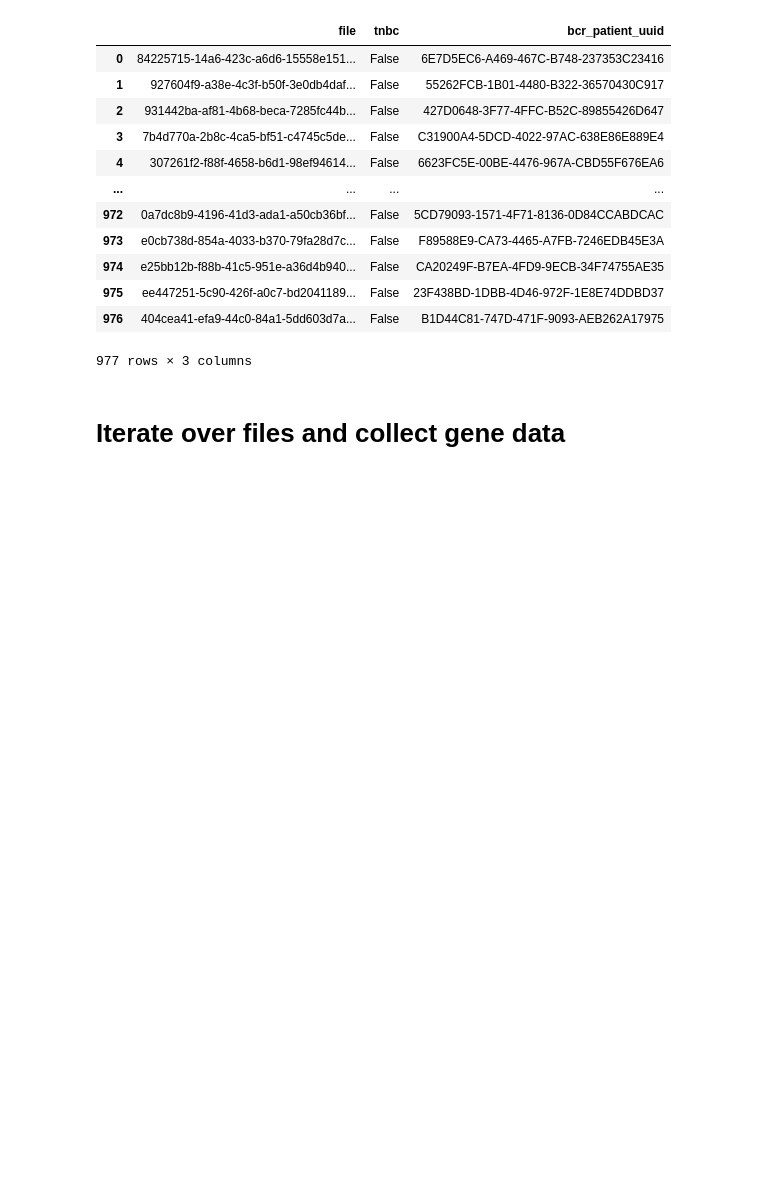
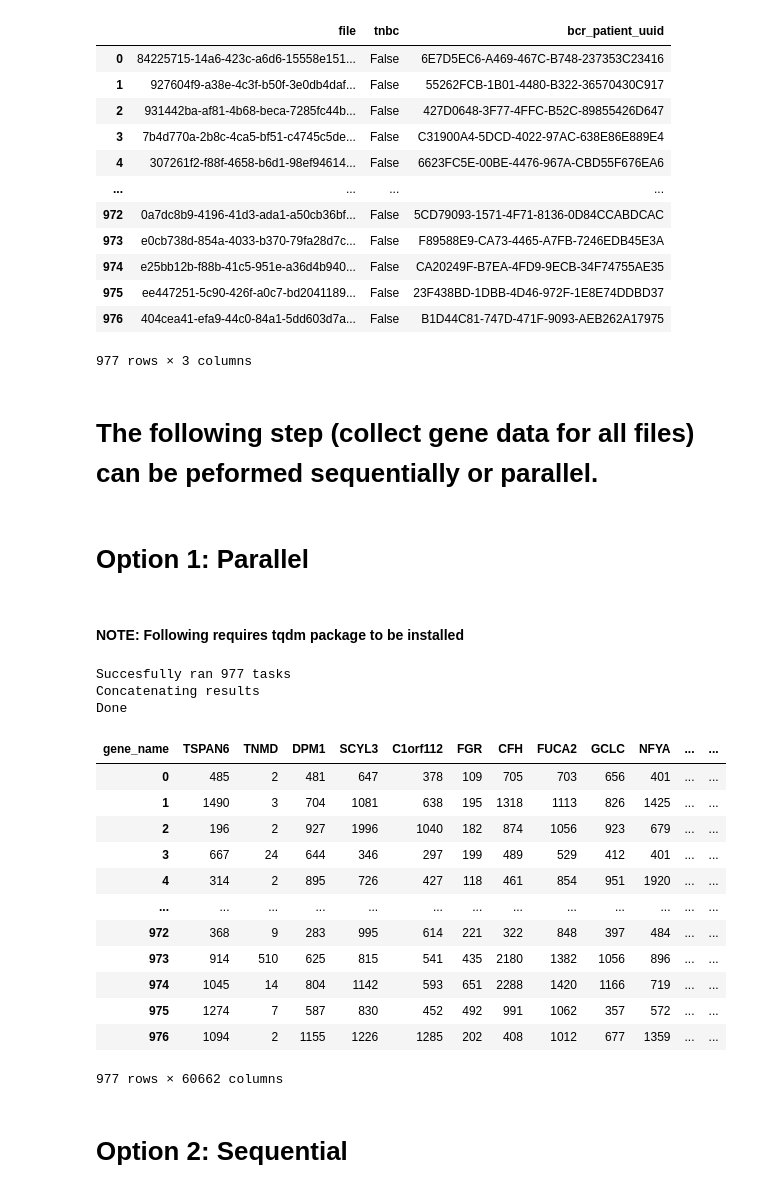
Before and after one commit to rhlt/tnbc, a Jupyter notebook: Features/FeaturesAutomated.ipynb, the cells around one changed output. Saved outputs shown, nothing was run; the diff lists cells and outputs as text; code cells hidden in the pictures; blank space fills up the shorter version.

```diff
--- a/Features/FeaturesAutomated.ipynb
+++ b/Features/FeaturesAutomated.ipynb
@@ -22,3 +22,7 @@ geneFiles
 | 975 | ee447251-5c90-426f-a0c7-bd2041189... | False | 23F438BD-1DBB-4D46-972F-1E8E74DDBD37 |
 | 976 | 404cea41-efa9-44c0-84a1-5dd603d7a... | False | B1D44C81-747D-471F-9093-AEB262A17975 |
 977 rows × 3 columns
+# %% [markdown]
+# The following step (collect gene data for all files) can be peformed sequentially or parallel.
+# %% [markdown]
+# Option 1: Parallel
@@ -25,5 +60,57 @@ geneFiles
+# %% [markdown]
+#### NOTE: Following requires tqdm package to be installed
+# %%
+from concurrent.futures import ThreadPoolExecutor, as_completed
+from tqdm import tqdm # Progress bar
+
+BATCH_SIZE = 100    # Increase/Decrease based on your memory
+MAX_WORKERS = 8     # Increase/Decrease based on your CPU I/O usage
+
+# dict is faster for multithreading than DataFrame
+gene_files_rows: dict = geneFiles.to_dict(orient="records")
+total_files: int = len(gene_files_rows)
+
+# Batch processing
+results: list[pd.DataFrame] = []
+for i in range(0, total_files, BATCH_SIZE):
+    rows_batch: dict = gene_files_rows[i:i + BATCH_SIZE]
+
+    with ThreadPoolExecutor(MAX_WORKERS) as executor:
+        futures = [executor.submit(process_file, row) for row in rows_batch]
+
+        for future in tqdm(as_completed(futures), total=len(futures), desc=f"Batch {i//BATCH_SIZE + 1}"):
+            result = future.result()
+            if result is not None:
+                results.append(result)
+
+print(f"Succesfully ran {total_files} tasks")
+print("Concatenating results")
+dfPatientGenes = pd.concat(results, ignore_index=True)
+print("Done")
+
+dfPatientGenes.to_csv(f, index=False, chunksize=100)
+# %% [output]
+Succesfully ran 977 tasks
+Concatenating results
+Done
+# %%
+dfPatientGenes
+# %% [output]
+| gene_name | TSPAN6 | TNMD | DPM1 | SCYL3 | C1orf112 | FGR | CFH | FUCA2 | GCLC | NFYA | ... | ... |
+| 0 | 485 | 2 | 481 | 647 | 378 | 109 | 705 | 703 | 656 | 401 | ... | ... |
+| 1 | 1490 | 3 | 704 | 1081 | 638 | 195 | 1318 | 1113 | 826 | 1425 | ... | ... |
+| 2 | 196 | 2 | 927 | 1996 | 1040 | 182 | 874 | 1056 | 923 | 679 | ... | ... |
+| 3 | 667 | 24 | 644 | 346 | 297 | 199 | 489 | 529 | 412 | 401 | ... | ... |
+| 4 | 314 | 2 | 895 | 726 | 427 | 118 | 461 | 854 | 951 | 1920 | ... | ... |
+| ... | ... | ... | ... | ... | ... | ... | ... | ... | ... | ... | ... | ... |
+| 972 | 368 | 9 | 283 | 995 | 614 | 221 | 322 | 848 | 397 | 484 | ... | ... |
+| 973 | 914 | 510 | 625 | 815 | 541 | 435 | 2180 | 1382 | 1056 | 896 | ... | ... |
+| 974 | 1045 | 14 | 804 | 1142 | 593 | 651 | 2288 | 1420 | 1166 | 719 | ... | ... |
+| 975 | 1274 | 7 | 587 | 830 | 452 | 492 | 991 | 1062 | 357 | 572 | ... | ... |
+| 976 | 1094 | 2 | 1155 | 1226 | 1285 | 202 | 408 | 1012 | 677 | 1359 | ... | ... |
+977 rows × 60662 columns
 # %% [markdown]
-# Iterate over files and collect gene data
+# Option 2: Sequential
 # %%
 dfPatientGenes = pd.DataFrame()
 total_files = len(geneFiles)
```
Also changed, not shown: parts of 3 cells of this notebook.
